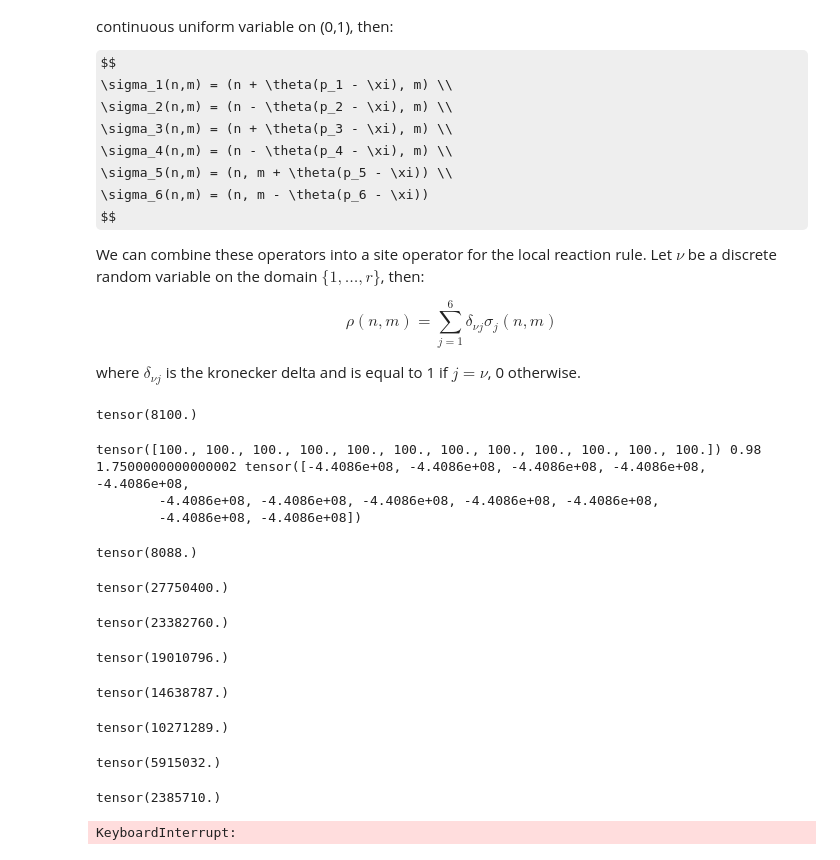
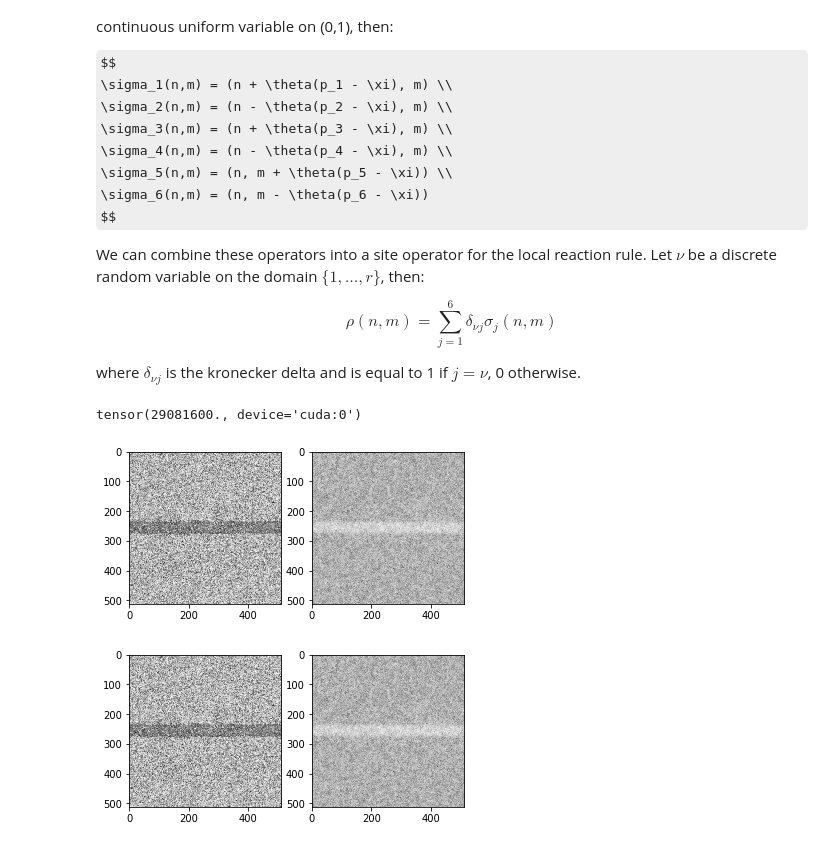
Before and after one commit to JanSchering/Thesis, a Jupyter notebook: fhn_model/fitzhugh_kapral.ipynb, the cells around one changed output. Cells and saved outputs as stored; diff of their text form; code cells hidden in the pictures; some formulas as TeX source.

```diff
--- a/fhn_model/fitzhugh_kapral.ipynb
+++ b/fhn_model/fitzhugh_kapral.ipynb
@@ -218,39 +218,26 @@ from tqdm import tqdm
 from diffusion import Direction2D, diffuse, translate, excite_particles
 from reaction import p1, p2, p3, p4, p5, p6, sigma, rho
 # %%
-grid = t.zeros((2,9,9)) + 100
-grid[:,482:542] = 200
+grid = t.zeros((2,512,512)) + 100
+grid[:,236:276] = 240
+grid = grid.cuda()
 N = 256
 gamma = 0.6
-rate_coefficients = [0.98,0.02,0.1,0.9,0.2,0.8]
+rate_coefficients = [0.98,0.98,0.1,0.1,0.2,0.2]
 probability_funcs = [p1,p2,p3,p4,p5,p6]
 t.sum(grid[0])
 # %% [output]
-tensor(8100.)
+tensor(29081600., device='cuda:0')
-# %%
-grid = diffuse(grid, N, 0.5, 0.2)
-grid = rho(grid, N, gamma, rate_coefficients, probability_funcs, num_reaction_channels=6)
-t.sum(grid[0])
-# %% [output]
-tensor([100., 100., 100., 100., 100., 100., 100., 100., 100., 100., 100., 100.]) 0.98 1.7500000000000002 tensor([-4.4086e+08, -4.4086e+08, -4.4086e+08, -4.4086e+08, -4.4086e+08,
-        -4.4086e+08, -4.4086e+08, -4.4086e+08, -4.4086e+08, -4.4086e+08,
-        -4.4086e+08, -4.4086e+08])
-tensor(8088.)
 # %%
+fig, axs = plt.subplots(1,2)
 for i in tqdm(range(10_000)):
-  if i % 100 == 0:
-    #display.clear_output(wait=True)
-    #plt.imshow(grid[0], cmap="Greys", interpolation="nearest", vmin=0, vmax=256)
-    #display.display(plt.gcf())
-    print(t.sum(grid[0]))
-  grid = diffuse(grid, N, 0.5, 0.2)
+  if i % 500 == 0:
+    display.clear_output(wait=True)
+    axs[0].imshow(grid[0].cpu(), cmap="Greys", interpolation="nearest", vmin=0, vmax=256)
+    axs[1].imshow(grid[1].cpu(), cmap="Greys", interpolation="nearest", vmin=0, vmax=256)
+    display.display(plt.gcf())
+  grid = diffuse(grid, N, 0.1, 0.4)
   grid = rho(grid, N, gamma, rate_coefficients, probability_funcs, num_reaction_channels=6)
 # %% [output]
-tensor(27750400.)
-tensor(23382760.)
-tensor(19010796.)
-tensor(14638787.)
-tensor(10271289.)
-tensor(5915032.)
-tensor(2385710.)
-KeyboardInterrupt:
+[figure, added]
+[figure, added]
```
Also changed, not shown: 2 other files.
